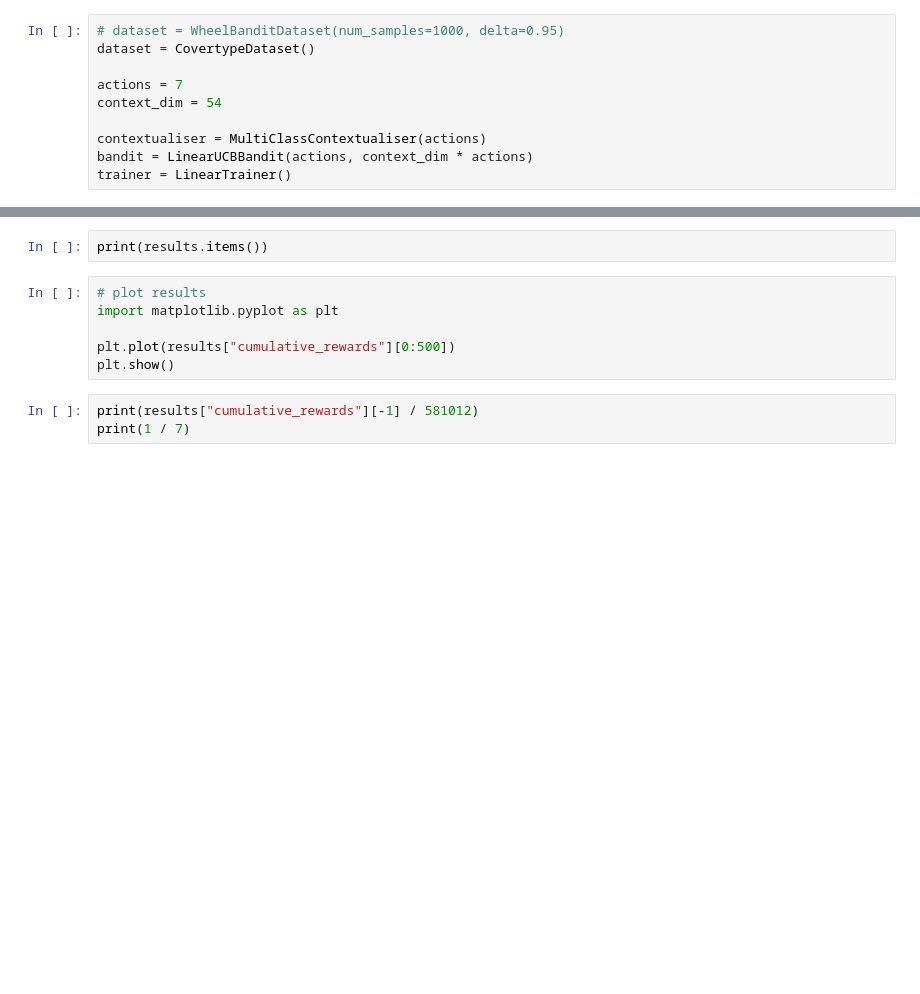
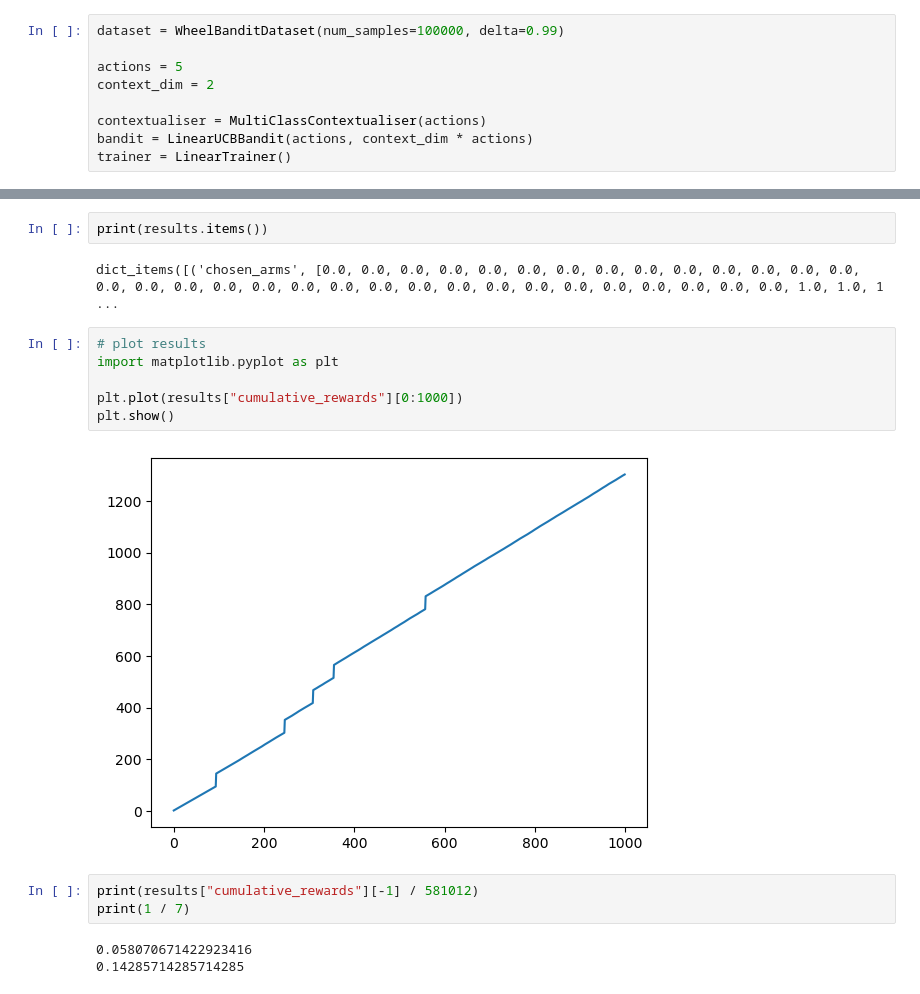
Before and after one commit to philippkolbe/calvera, a Jupyter notebook: examples/mnist/test_environment.ipynb, the cells around one changed output, grey strips where cells are left out. Saved outputs shown, nothing was run; the diff lists cells and outputs as text; blank space fills up the shorter version.

Commit message:
adapt datasets and environment

```diff
--- a/examples/mnist/test_environment.ipynb
+++ b/examples/mnist/test_environment.ipynb
@@ -6,11 +5,10 @@ from neural_bandits.algorithms.linear_bandits import LinearUCBBandit
 from neural_bandits.trainers.linear_trainer import LinearTrainer
 from neural_bandits.utils.multiclass import MultiClassContextualiser
 # %%
-# dataset = WheelBanditDataset(num_samples=1000, delta=0.95)
-dataset = CovertypeDataset()
+dataset = WheelBanditDataset(num_samples=100000, delta=0.99)
 
-actions = 7
-context_dim = 54
+actions = 5
+context_dim = 2
 
 contextualiser = MultiClassContextualiser(actions)
 bandit = LinearUCBBandit(actions, context_dim * actions)
@@ -46,11 +44,18 @@ results = env.run()
 # %%
 print(results.items())
+# %% [output]
+dict_items([('chosen_arms', [0.0, 0.0, 0.0, 0.0, 0.0, 0.0, 0.0, 0.0, 0.0, 0.0, 0.0, 0.0, 0.0, 0.0, 0.0, 0.0, 0.0, 0.0, 0.0, 0.0, 0.0, 0.0, 0.0, 0.0, 0.0, 0.0, 0.0, 0.0, 0.0, 0.0, 0.0, 0.0, 1.0, 1.0, 1 ...
 # %%
 # plot results
 import matplotlib.pyplot as plt
 
-plt.plot(results["cumulative_rewards"][0:500])
+plt.plot(results["cumulative_rewards"][0:1000])
 plt.show()
+# %% [output]
+[figure, added]
 # %%
 print(results["cumulative_rewards"][-1] / 581012)
 print(1 / 7)
+# %% [output]
+0.058070671422923416
+0.14285714285714285
```
Also changed, not shown: parts of 4 cells of this notebook, 6 other files.
